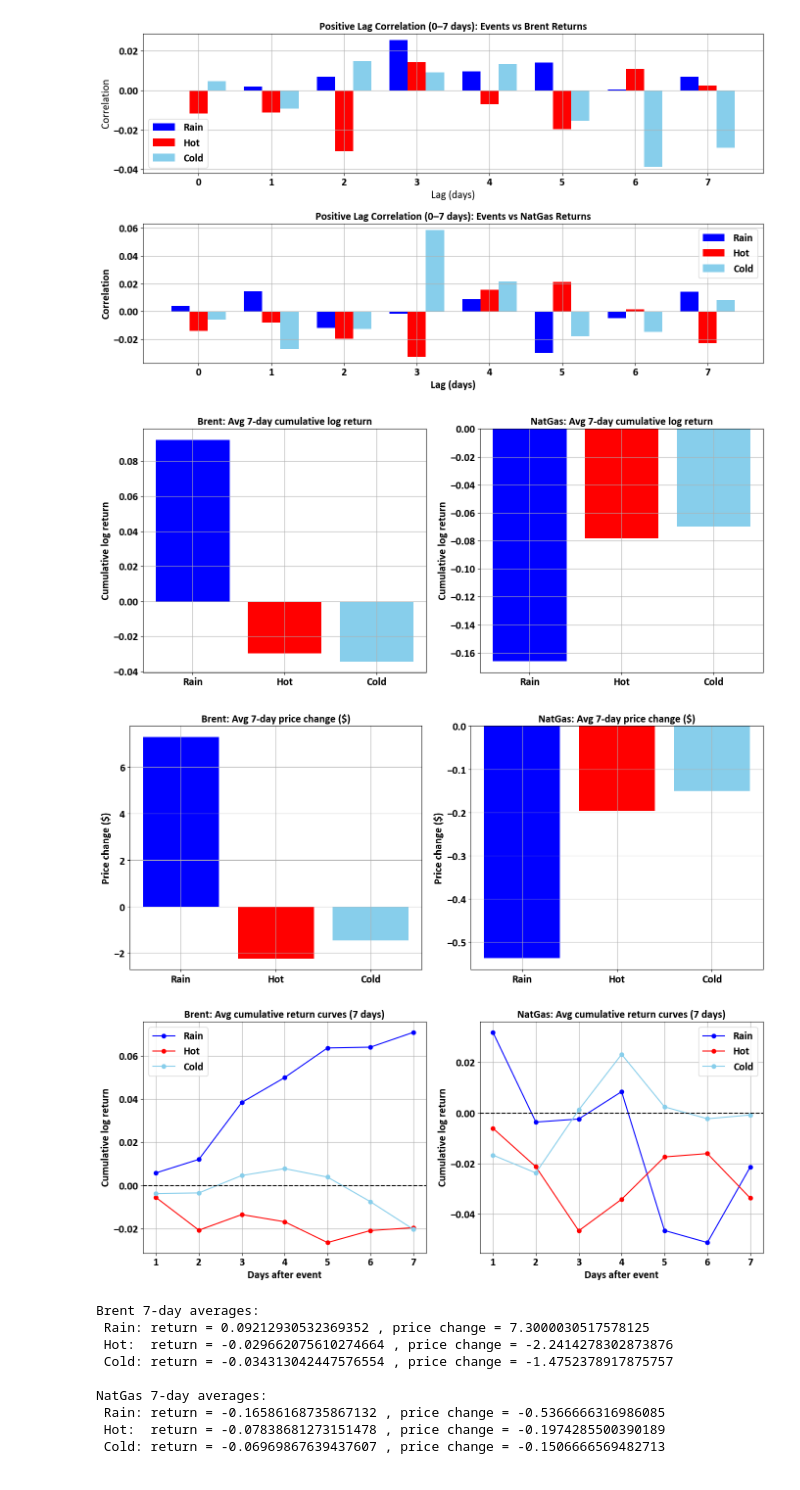
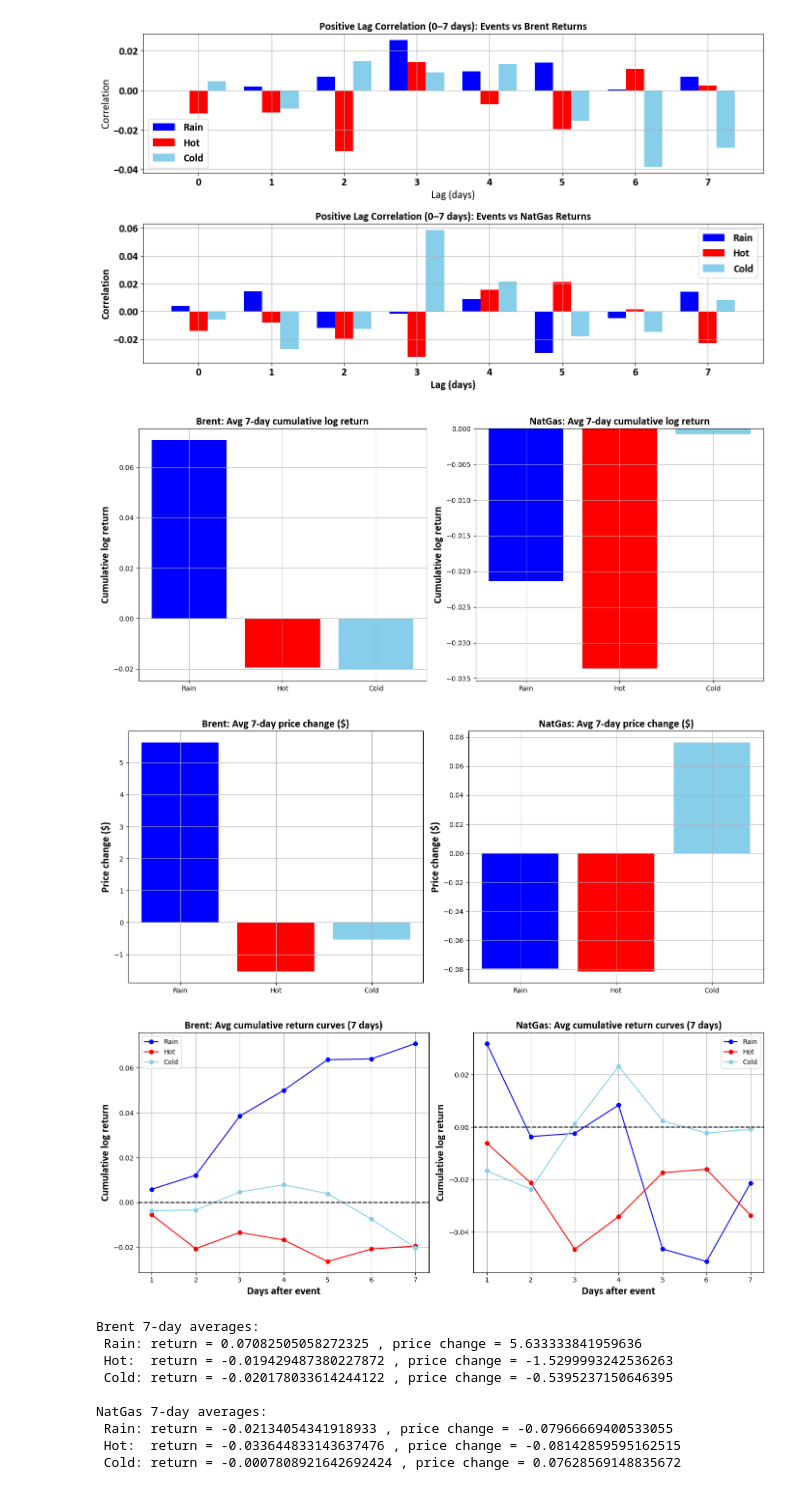
Before and after one commit to hyddata/ClimateEnergy, a Jupyter notebook: Climate-Finance.ipynb, the cells around one changed output. Cells and saved outputs as stored; diff of their text form; code cells hidden in the pictures.

```diff
--- a/Climate-Finance.ipynb
+++ b/Climate-Finance.ipynb
@@ -1065,7 +1065,7 @@ cold_dates = pd.to_datetime([
 # -----------------------------
 # Event study functions
 # -----------------------------
-def avg_cum_return_and_price(ret_series, price_series, event_dates, window=14):
+def avg_cum_return_and_price(ret_series, price_series, event_dates, window=7):
     cum_returns = []
     cum_price_changes = []
     for d in event_dates:
@@ -1085,7 +1085,7 @@ def avg_cum_return_and_price(ret_series, price_series, event_dates, window=14):
         cum_price_changes.append(end_price - start_price)
     return np.mean(cum_returns), np.mean(cum_price_changes)
 
-def avg_cum_curve(ret_series, event_dates, window=14):
+def avg_cum_curve(ret_series, event_dates, window=7):
     curves = []
     for d in event_dates:
         if d in ret_series.index:
@@ -1167,45 +1167,45 @@ plt.ylabel("Cumulative log return",fontdict={'family':'Calibri','size':16,'weigh
 plt.legend()
 plt.grid(True)
 
 plt.subplot(1,2,2)
 plt.plot(days, natgas_rain_curve, marker="o", label="Rain",color="blue")
 plt.plot(days, natgas_hot_curve, marker="o", label="Hot",color="red")
 plt.plot(days, natgas_cold_curve, marker="o", label="Cold",color="skyblue")
 plt.axhline(0, color="black", linestyle="--")
 plt.title("NatGas: Avg cumulative return curves (7 days)",fontdict={'family':'Calibri','size':16,'weight':'bold'})
 plt.xlabel("Days after event",fontdict={'family':'Calibri','size':16,'weight':'bold'})
 plt.ylabel("Cumulative log return",fontdict={'family':'Calibri','size':16,'weight':'bold'})
 plt.legend()
 plt.grid(True)
 plt.tight_layout()
 plt.show()
 
 
 # -----------------------------
 # Print numeric results
 # -----------------------------
 print("Brent 7-day averages:")
 print(" Rain: return =", brent_rain_ret, ", price change =", brent_rain_price)
 print(" Hot:  return =", brent_hot_ret,  ", price change =", brent_hot_price)
 print(" Cold: return =", brent_cold_ret, ", price change =", brent_cold_price)
 
 print("\nNatGas 7-day averages:")
 print(" Rain: return =", natgas_rain_ret, ", price change =", natgas_rain_price)
 print(" Hot:  return =", natgas_hot_ret,  ", price change =", natgas_hot_price)
 print(" Cold: return =", natgas_cold_ret, ", price change =", natgas_cold_price)
 # %% [output]
-[figure, old version]
+[figure, new version]
-[figure, old version]
+[figure, new version]
-[figure, old version]
+[figure, new version]
 Brent 7-day averages:
- Rain: return = 0.09212930532369352 , price change = 7.3000030517578125
- Hot:  return = -0.029662075610274664 , price change = -2.2414278302873876
- Cold: return = -0.034313042447576554 , price change = -1.4752378917875757
+ Rain: return = 0.07082505058272325 , price change = 5.633333841959636
+ Hot:  return = -0.019429487380227872 , price change = -1.5299993242536263
+ Cold: return = -0.020178033614244122 , price change = -0.5395237150646395
 
 NatGas 7-day averages:
- Rain: return = -0.16586168735867132 , price change = -0.5366666316986085
- Hot:  return = -0.07838681273151478 , price change = -0.1974285500390189
- Cold: return = -0.06969867639437607 , price change = -0.1506666569482713
+ Rain: return = -0.02134054341918933 , price change = -0.07966669400533055
+ Hot:  return = -0.033644833143637476 , price change = -0.08142859595162515
+ Cold: return = -0.0007808921642692424 , price change = 0.07628569148835672
 # %%
 import pandas as pd
 import matplotlib.pyplot as plt
```
Also changed, not shown: parts of 4 cells of this notebook.
